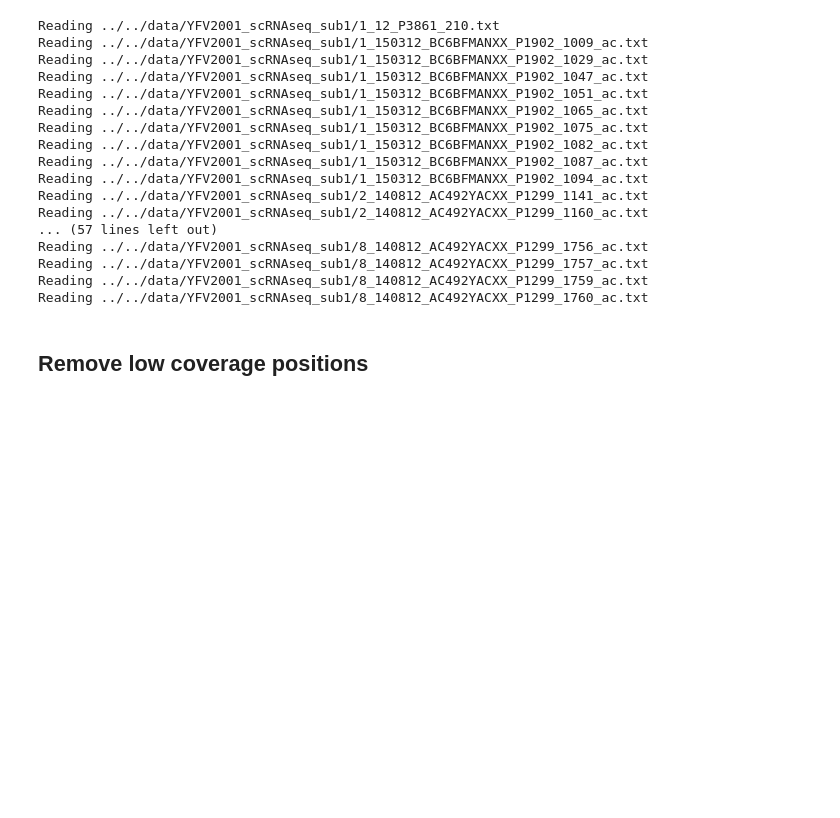
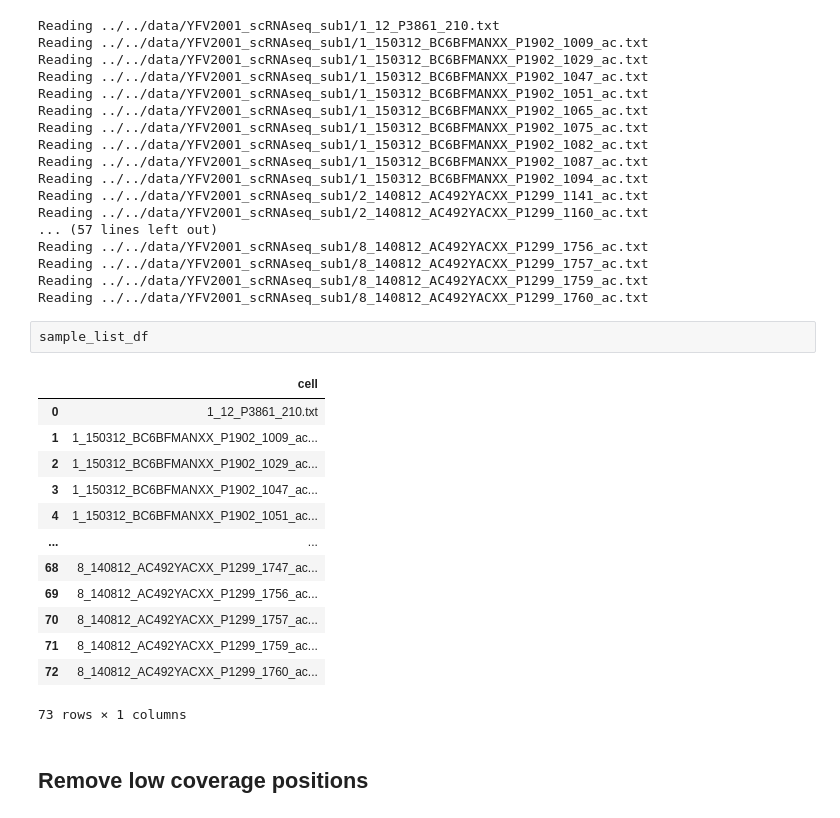
Before and after one commit to cbg-ethz/mt-SCITE, a Jupyter notebook: Notebooks/compute_mutations_probabilities_YFV2001_and_run_mtSCITE.ipynb, the cells around one changed output. Cells and saved outputs as stored; diff of their text form; blank space fills up the shorter version.

```diff
--- a/Notebooks/compute_mutations_probabilities_YFV2001_and_run_mtSCITE.ipynb
+++ b/Notebooks/compute_mutations_probabilities_YFV2001_and_run_mtSCITE.ipynb
@@ -68,6 +68,22 @@ Reading ../../data/YFV2001_scRNAseq_sub1/8_140812_AC492YACXX_P1299_1756_ac.txt
 Reading ../../data/YFV2001_scRNAseq_sub1/8_140812_AC492YACXX_P1299_1757_ac.txt
 Reading ../../data/YFV2001_scRNAseq_sub1/8_140812_AC492YACXX_P1299_1759_ac.txt
 Reading ../../data/YFV2001_scRNAseq_sub1/8_140812_AC492YACXX_P1299_1760_ac.txt
+# %%
+sample_list_df
+# %% [output]
+|  | cell |
+| 0 | 1_12_P3861_210.txt |
+| 1 | 1_150312_BC6BFMANXX_P1902_1009_ac... |
+| 2 | 1_150312_BC6BFMANXX_P1902_1029_ac... |
+| 3 | 1_150312_BC6BFMANXX_P1902_1047_ac... |
+| 4 | 1_150312_BC6BFMANXX_P1902_1051_ac... |
+| ... | ... |
+| 68 | 8_140812_AC492YACXX_P1299_1747_ac... |
+| 69 | 8_140812_AC492YACXX_P1299_1756_ac... |
+| 70 | 8_140812_AC492YACXX_P1299_1757_ac... |
+| 71 | 8_140812_AC492YACXX_P1299_1759_ac... |
+| 72 | 8_140812_AC492YACXX_P1299_1760_ac... |
+73 rows × 1 columns
 # %% [markdown]
 ## Remove low coverage positions
 # %%
```
Also changed, not shown: parts of 2 cells of this notebook.
